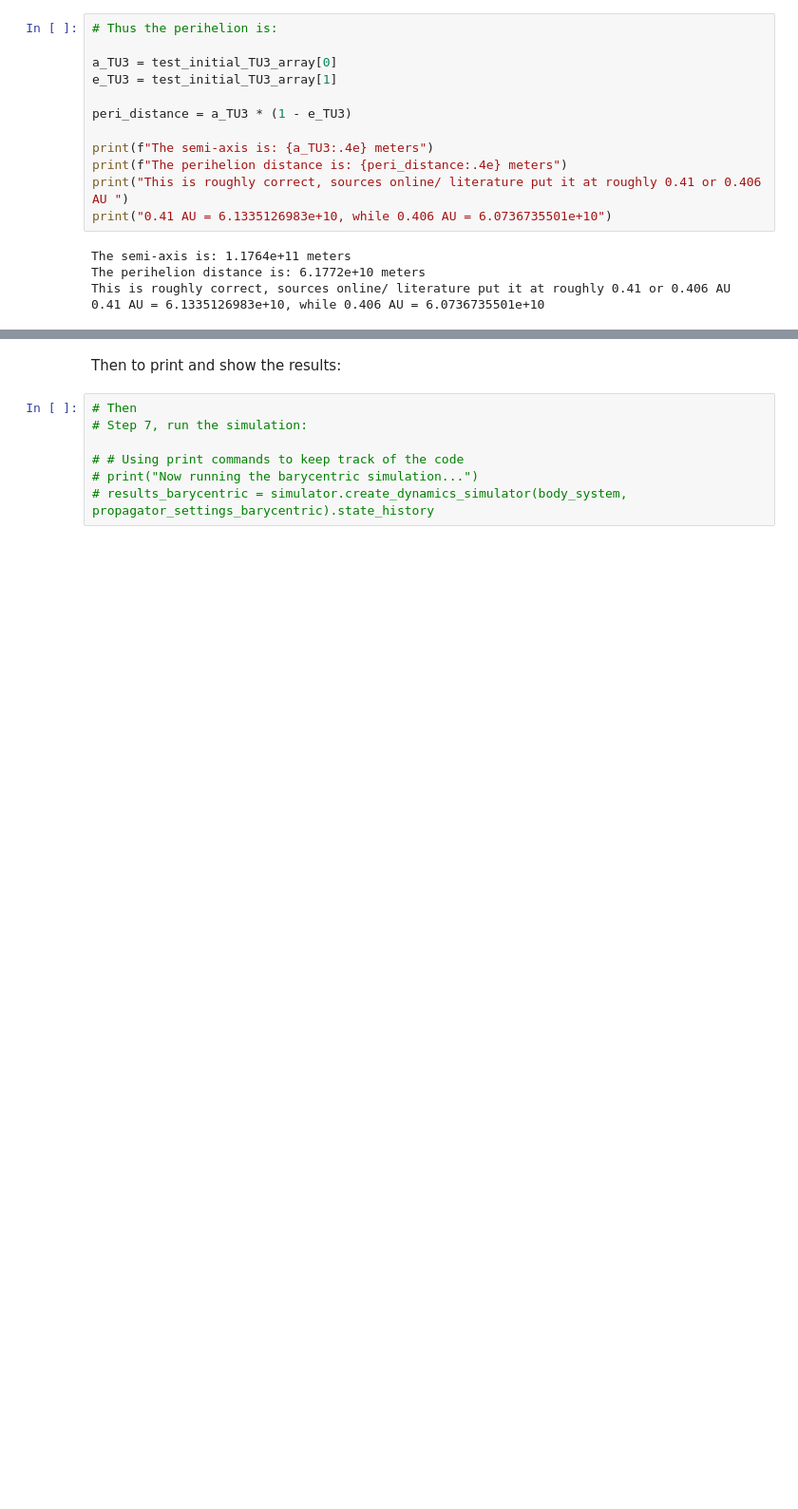
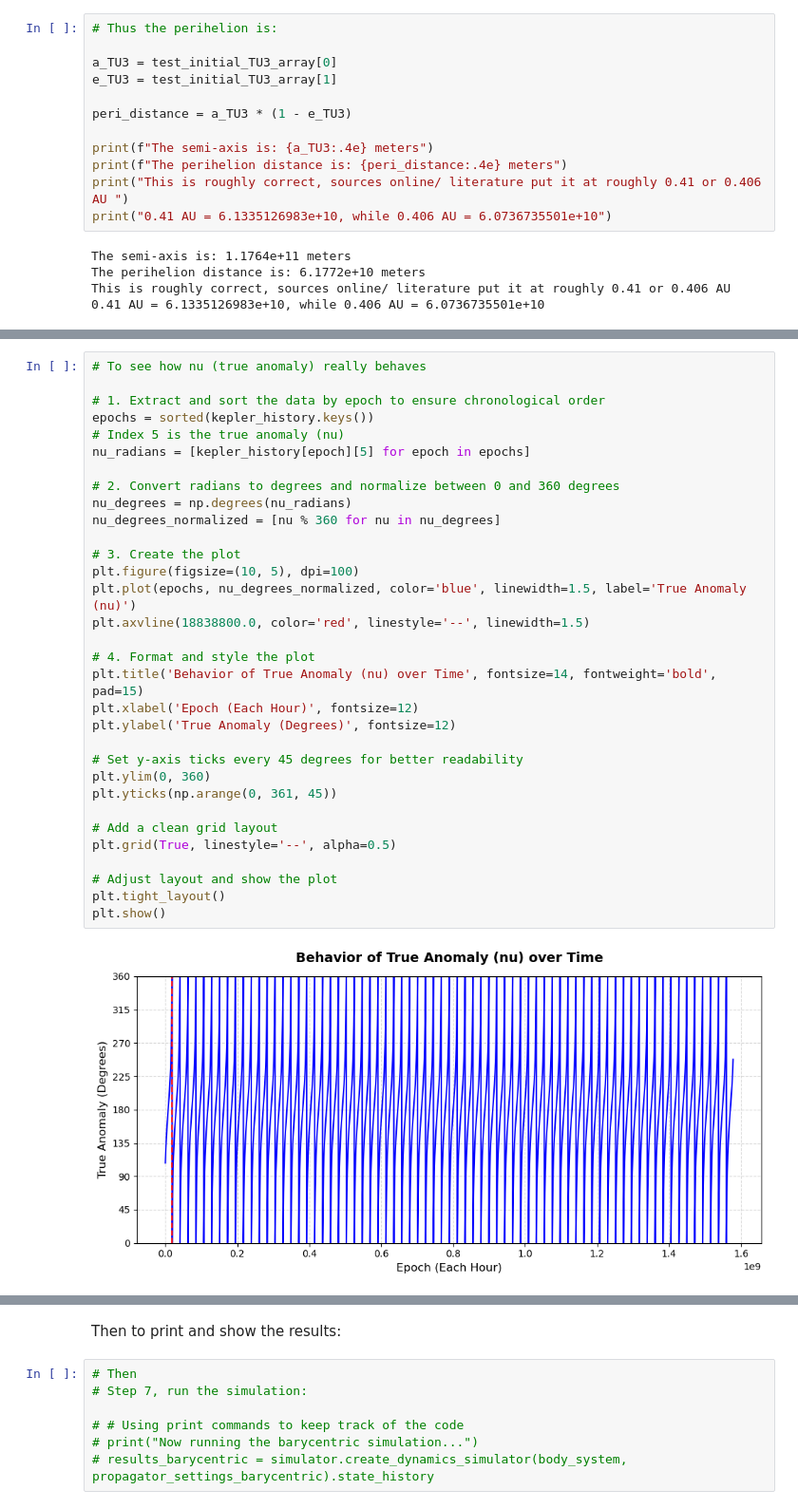
Before and after one commit to PocketBloom/Bachelor_Project, a Jupyter notebook: TU3/TU3_orbit_precession_2.ipynb, the cells around one changed output, grey strips where cells are left out. Shown at 95% size. Drawn from its saved outputs; the diff is of its cells as text; blank space fills up the shorter version.

```diff
--- a/TU3/TU3_orbit_precession_2.ipynb
+++ b/TU3/TU3_orbit_precession_2.ipynb
@@ -565,0 +605,34 @@ print(omega)
+# %%
+# To see how nu (true anomaly) really behaves
+
+# 1. Extract and sort the data by epoch to ensure chronological order
+epochs = sorted(kepler_history.keys())
+# Index 5 is the true anomaly (nu)
+nu_radians = [kepler_history[epoch][5] for epoch in epochs]
+
+# 2. Convert radians to degrees and normalize between 0 and 360 degrees
+nu_degrees = np.degrees(nu_radians)
+nu_degrees_normalized = [nu % 360 for nu in nu_degrees]
+
+# 3. Create the plot
+plt.figure(figsize=(10, 5), dpi=100)
+plt.plot(epochs, nu_degrees_normalized, color='blue', linewidth=1.5, label='True Anomaly (nu)')
+plt.axvline(18838800.0, color='red', linestyle='--', linewidth=1.5)
+
+# 4. Format and style the plot
+plt.title('Behavior of True Anomaly (nu) over Time', fontsize=14, fontweight='bold', pad=15)
+plt.xlabel('Epoch (Each Hour)', fontsize=12)
+plt.ylabel('True Anomaly (Degrees)', fontsize=12)
+
+# Set y-axis ticks every 45 degrees for better readability
+plt.ylim(0, 360)
+plt.yticks(np.arange(0, 361, 45))
+
+# Add a clean grid layout
+plt.grid(True, linestyle='--', alpha=0.5)
+
+# Adjust layout and show the plot
+plt.tight_layout()
+plt.show()
+# %% [output]
+[figure, added]
```
Also changed, not shown: parts of 11 cells of this notebook.
